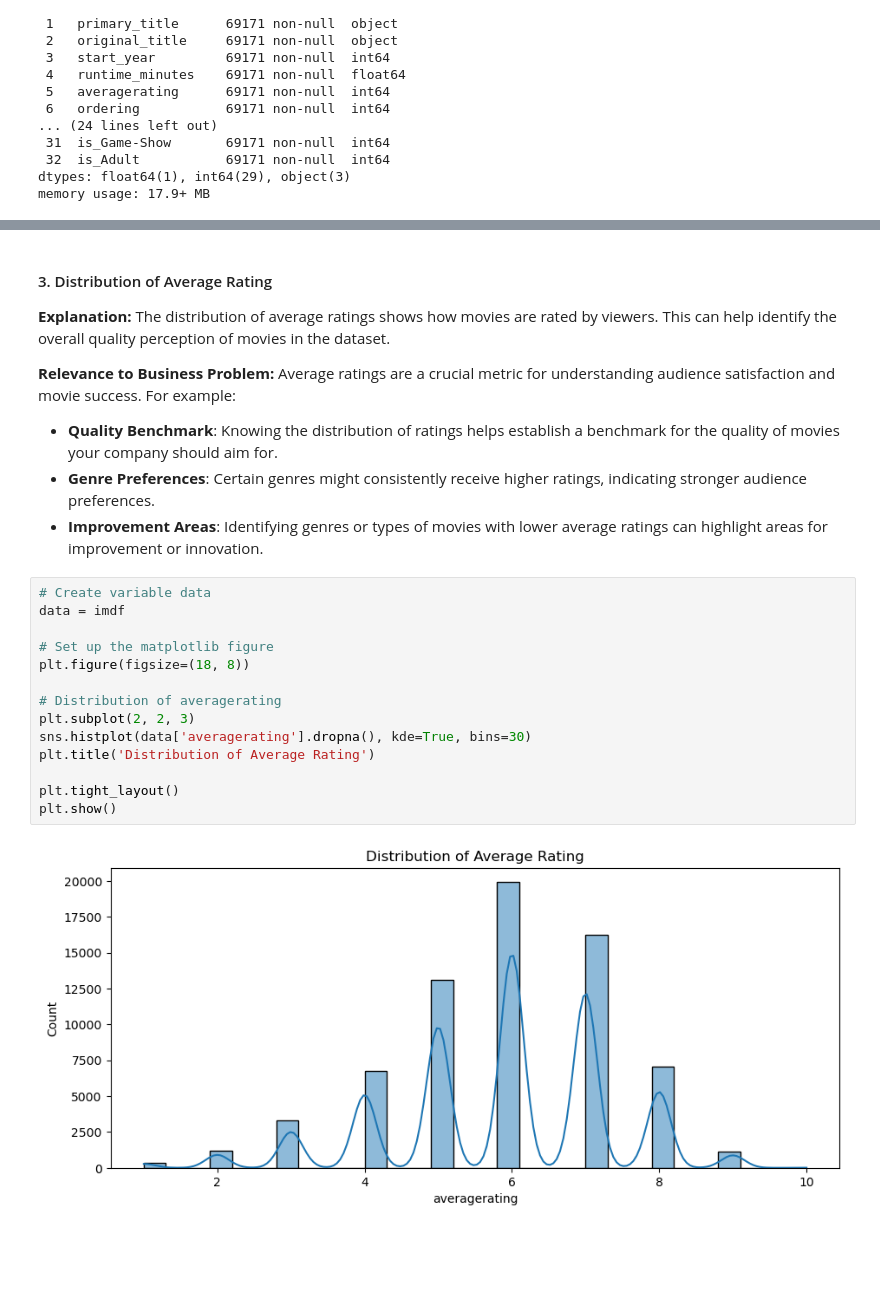
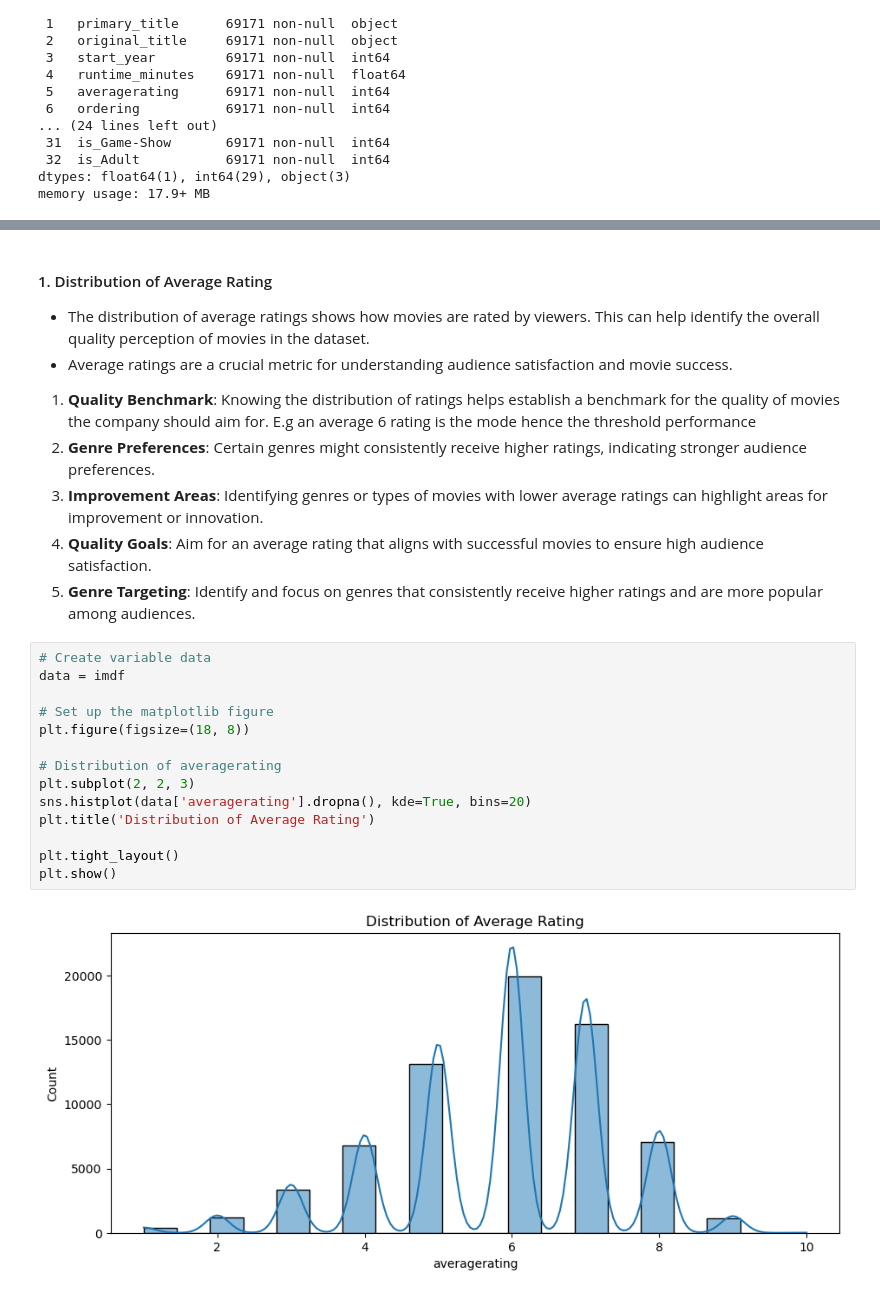
Before and after one commit to Gladwellchebelyon/GROUP7_BOX_OFFICE_MOVIES_ANALYSIS, a Jupyter notebook: isaac.ipynb, the cells around one changed output, grey strips where cells are left out. Saved outputs shown, nothing was run; the diff lists cells and outputs as text; blank space fills up the shorter version.

```diff
--- a/isaac.ipynb
+++ b/isaac.ipynb
@@ -472,28 +461,27 @@ plt.show()
 # %% [markdown]
-#### 3. Distribution of Average Rating
+#### 1. Distribution of Average Rating
 
-**Explanation:**
-The distribution of average ratings shows how movies are rated by viewers. This can help identify the overall quality perception of movies in the dataset.
-
-**Relevance to Business Problem:**
-Average ratings are a crucial metric for understanding audience satisfaction and movie success. For example:
-- **Quality Benchmark**: Knowing the distribution of ratings helps establish a benchmark for the quality of movies your company should aim for.
-- **Genre Preferences**: Certain genres might consistently receive higher ratings, indicating stronger audience preferences.
-- **Improvement Areas**: Identifying genres or types of movies with lower average ratings can highlight areas for improvement or innovation.
+- The distribution of average ratings shows how movies are rated by viewers. This can help identify the overall quality perception of movies in the dataset.
+- Average ratings are a crucial metric for understanding audience satisfaction and movie success.
+1. **Quality Benchmark**: Knowing the distribution of ratings helps establish a benchmark for the quality of movies the company should aim for. E.g an average 6 rating is the mode hence the threshold performance
+2. **Genre Preferences**: Certain genres might consistently receive higher ratings, indicating stronger audience preferences.
+3. **Improvement Areas**: Identifying genres or types of movies with lower average ratings can highlight areas for improvement or innovation.
+4. **Quality Goals**: Aim for an average rating that aligns with successful movies to ensure high audience satisfaction.
+5. **Genre Targeting**: Identify and focus on genres that consistently receive higher ratings and are more popular among audiences.
 # %%
 # Create variable data
 data = imdf
 
 # Set up the matplotlib figure
 plt.figure(figsize=(18, 8))
 
 # Distribution of averagerating
 plt.subplot(2, 2, 3)
-sns.histplot(data['averagerating'].dropna(), kde=True, bins=30)
+sns.histplot(data['averagerating'].dropna(), kde=True, bins=20)
 plt.title('Distribution of Average Rating')
 
 plt.tight_layout()
 plt.show()
 # %% [output]
-[figure, old version]
+[figure, new version]
 # %% [markdown]
```
Also changed, not shown: parts of 79 cells of this notebook.
